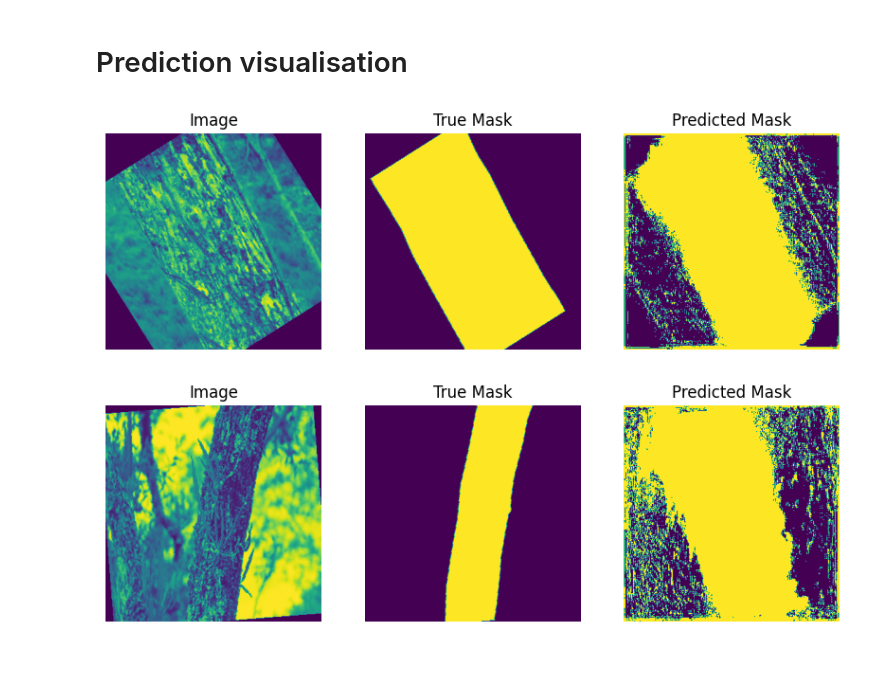
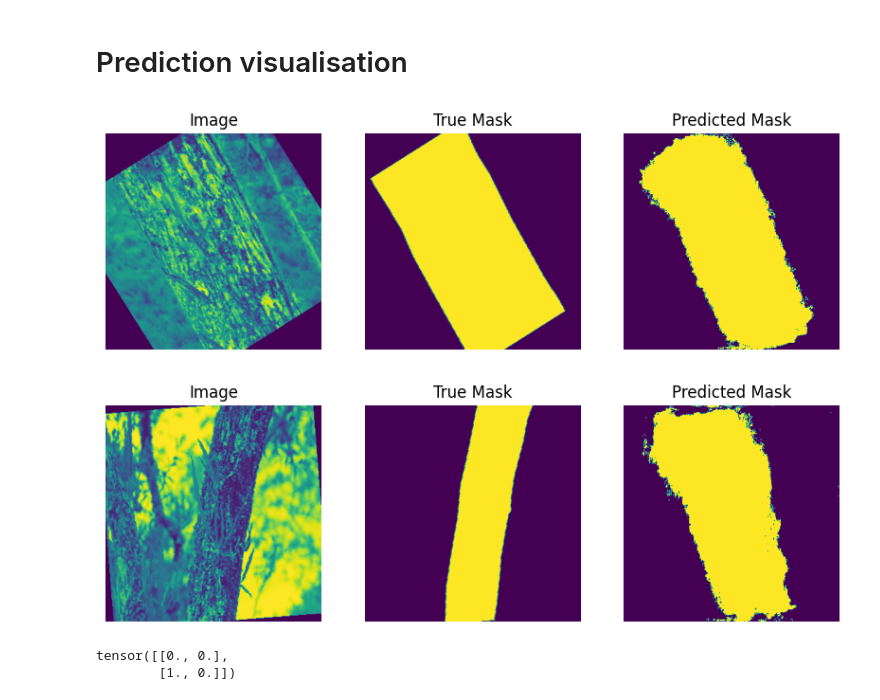
Before and after one commit to GeoKauko/TheNavySeals, a Jupyter notebook: 2_Seal_detection.ipynb, the cells around one changed output. Drawn from its saved outputs; the diff is of its cells as text; code cells hidden in the pictures; blank space fills up the shorter version.

Commit message:
Binary mask for visualisation prediction

```diff
--- a/2_Seal_detection.ipynb
+++ b/2_Seal_detection.ipynb
@@ -345,28 +345,41 @@ all_outputs = torch.cat(all_outputs, dim=0)
 # %%
 for i in range(len(outputs[:2])):
 
   # Set visualization variables
   image, mask = test_dataset[i]
   pred = all_outputs[i]
-  pred = (pred > 0.2).float()
+  pred = (pred).round_()
   fig, axes = plt.subplots(1, 3, figsize=(10, 5))
 
   # Show image on axis 0
   axes[0].imshow(image.permute(1, 2, 0))  # Convert from tensor format (C, H, W) to (H, W, C)
   axes[0].set_title('Image')
   axes[0].axis('off')
 
   # Show True mask on axis 1
   axes[1].imshow(mask.permute(1, 2, 0))  # Convert from tensor format (C, H, W) to (H, W, C)
   axes[1].set_title('True Mask')
   axes[1].axis('off')
 
   # Show predicted mask on axis 2
   axes[2].imshow(pred.permute(1,2,0))
   axes[2].set_title('Predicted Mask')
   axes[2].axis('off')
 
   plt.show()
 # %% [output]
-[figure, old version]
+[figure, new version]
-[figure, old version]
+[figure, new version]
+# %%
+import torch
+
+# Create a sample tensor
+tensor = torch.tensor([[0.2, 0.5], [0.9999, 0.4]])
+
+# Apply the condition
+tensor = (tensor > 0.5).float()
+
+print(tensor)
+# %% [output]
+tensor([[0., 0.],
+        [1., 0.]])
```
Also changed, not shown: parts of 1 cell of this notebook.
